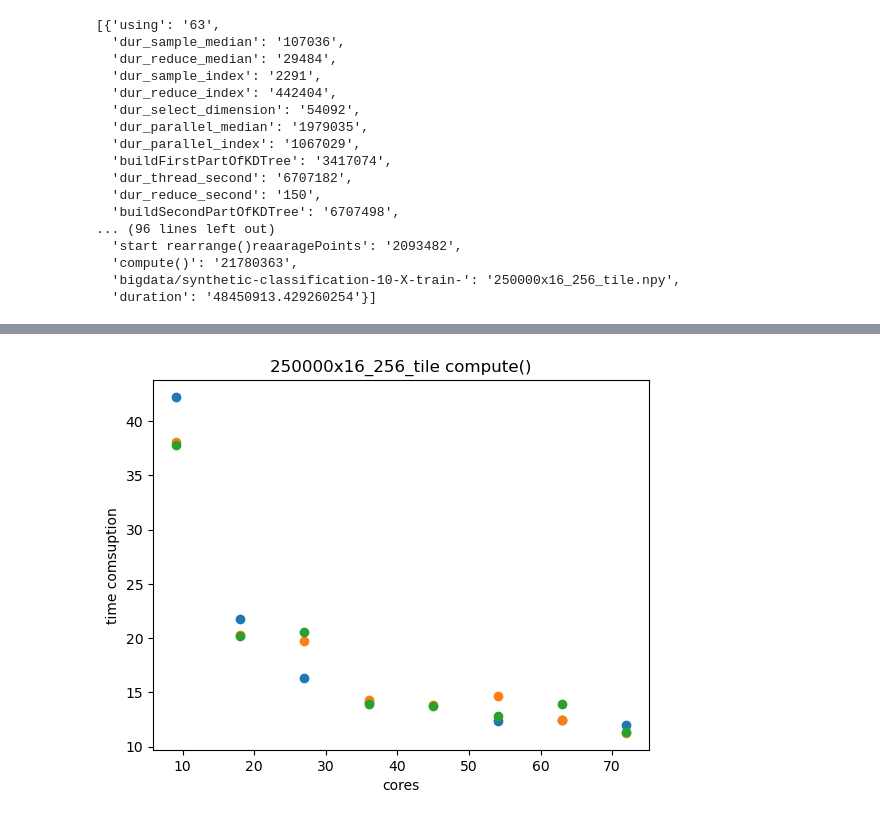
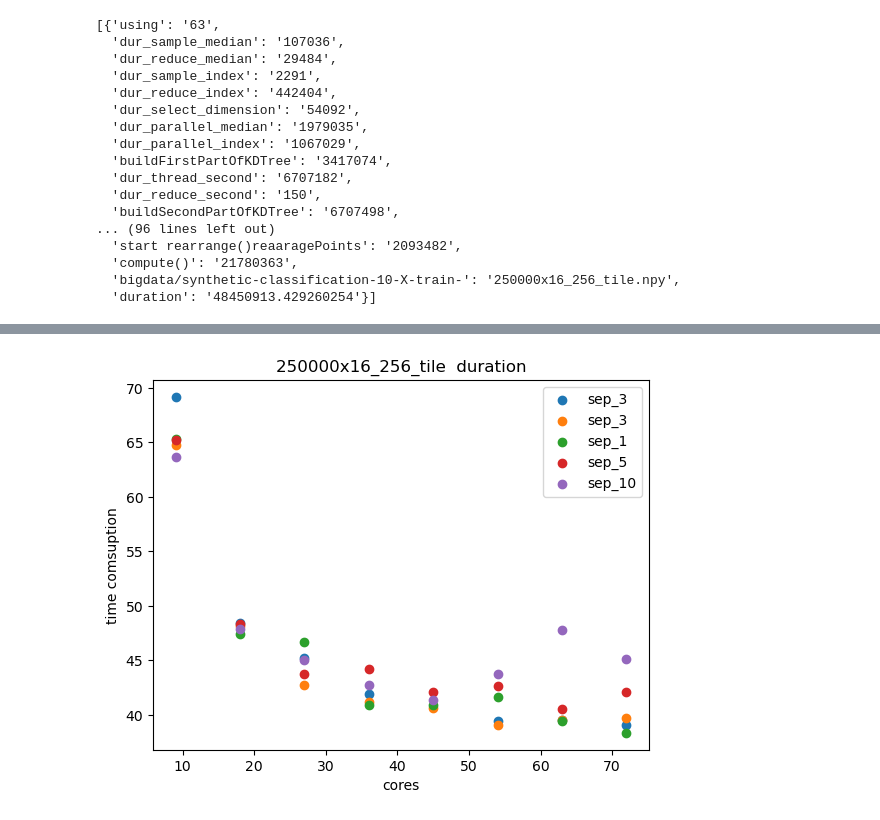
Before and after one commit to rmRabbishFile/tools, a Jupyter notebook: gen_report.ipynb, the cells around one changed output, grey strips where cells are left out. Cells and saved outputs as stored; diff of their text form; code cells hidden in the pictures.

```diff
--- a/gen_report.ipynb
+++ b/gen_report.ipynb
@@ -119,20 +94,15 @@ from distutils import core
 import matplotlib.pyplot as plt
 import numpy as np
 
-key = "duration"
-
-def visualize_scaling(key_time, results, core_key="using", title=""):
+def visualize_scaling(key_time, results, label, core_key="using", title=""):
     cores = []
     time = []
     for result in results:
         cores.append(int(result[core_key]))
         time.append(float(result[key_time]))
 
-    plt.scatter(cores, np.array(time)/1000000)
+    plt.scatter(cores, np.array(time)/1000000, label=label)
     plt.xlabel("cores")
     plt.ylabel("time comsuption")
+    plt.legend()
     plt.title( title + " " + key)
-
-visualize_scaling(key, results, title="250000x16_256_tile ")
-visualize_scaling(key, results_sep, title="250000x16_256_tile ")
-visualize_scaling(key, results_sep_rep, title="250000x16_256_tile ")
@@ -165,24 +109,12 @@ visualize_scaling(key, results_sep_rep)
-# %%
-from distutils import core
-import matplotlib.pyplot as plt
-import numpy as np
-
-key = "compute()"
-
-def visualize_scaling(key_time, results, core_key="using"):
-    cores = []
-    time = []
-    for result in results:
-        cores.append(int(result[core_key]))
-        time.append(float(result[key_time]))
-
-    plt.scatter(cores, np.array(time)/1000000)
-    plt.xlabel("cores")
-    plt.ylabel("time comsuption")
-    plt.title("250000x16_256_tile " + key)
-
-visualize_scaling(key, results)
-visualize_scaling(key, results_sep)
-visualize_scaling(key, results_sep_rep)
-# %% [output]
-[figure, removed]
+# %%
+
+
+key = "duration"
+
+visualize_scaling(key, results, label="sep_3", title="250000x16_256_tile ")
+visualize_scaling(key, results_sep_3, label="sep_3", title="250000x16_256_tile ")
+visualize_scaling(key, results_sep_1, label="sep_1", title="250000x16_256_tile ")
+visualize_scaling(key, results_sep_5, label="sep_5", title="250000x16_256_tile ")
+visualize_scaling(key, results_sep_10, label="sep_10", title="250000x16_256_tile ")
+# %% [output]
+[figure, added]
```
Also changed, not shown: parts of 11 cells of this notebook.
